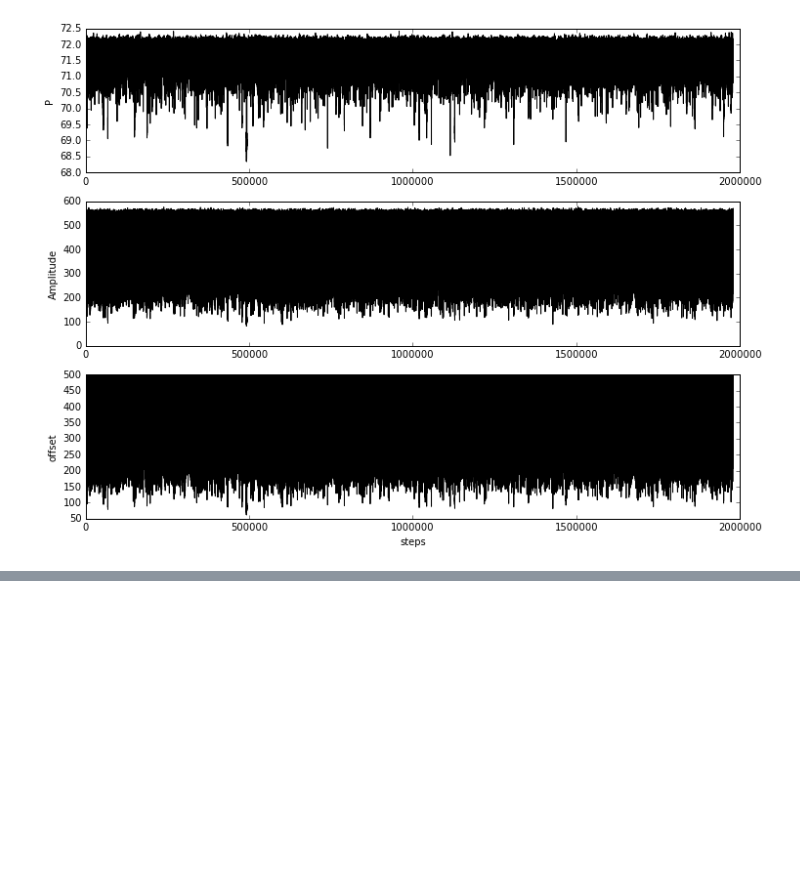
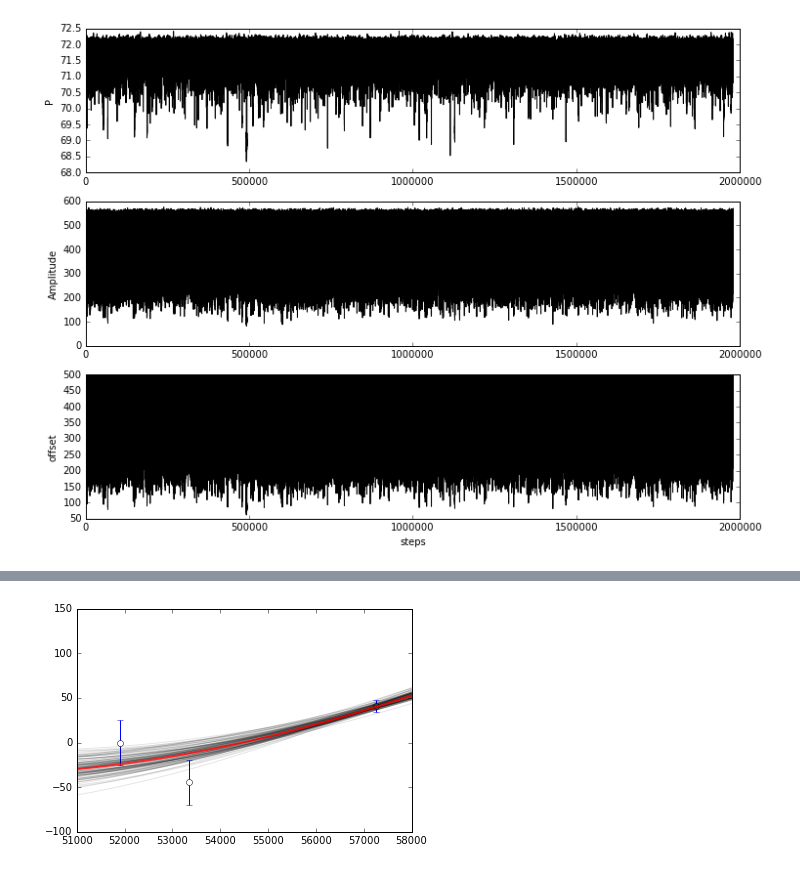
Before and after one commit to legolason/debug, a Jupyter notebook: mcmc_map.ipynb, the cells around one changed output, grey strips where cells are left out. Saved outputs shown, nothing was run; the diff lists cells and outputs as text; code cells hidden in the pictures; blank space fills up the shorter version.

```diff
--- a/mcmc_map.ipynb
+++ b/mcmc_map.ipynb
@@ -296,3 +296,98 @@ rest frame Perod and error: [ 71.   0.   0.]
 [figure]
 [figure]
 [figure]
+# %%
+#-----------------P in Log prior and offset in gaussian prior------------
+z=0.1854 #redshift
+def mcmc(x, y, yerr, lnP0, A0, o0):
+
+    def lnprior(theta):
+        lnP, A ,o = theta
+        if not 9.2 < lnP < 12.9 and 0.< A < 4000. :
+            return -np.inf
+
+        #gaussian prior on o
+        mu = 187
+        sigma = 30
+        return np.log(1.0/(np.sqrt(2*np.pi)*sigma))-0.5*(o-mu)**2/sigma**2
+
+        return
+
+    # Define the probability function as likelihood * prior.
+
+    def lnlike(theta, x, y, yerr):
+        lnP, A, o = theta
+
+        model = A*np.sin( 2*np.pi*(x)/np.exp(lnP) ) +o
+        return -0.5*(np.sum(((y-model)/yerr)**2 - np.log(np.pi*yerr**2)))
+
+    def lnprob(theta, x, y, yerr):
+        lp = lnprior(theta)
+        if not np.isfinite(lp):
+            return -np.inf
+        return lp + lnlike(theta, x, y, yerr)
+
+    # Set up the sampler.
+    ndim, nwalkers = 3, 10
+    pos = [[lnP0, A0, o0] + 1e-4*np.random.rand(ndim) for i in range(nwalkers)]
+
+
+    sampler = emcee.EnsembleSampler(nwalkers, ndim, lnprob, args=(x, y, yerr) )  # change step size  add a=2
+
+    # Clear and run the production chain.
+    sampler.run_mcmc(pos, 50000, rstate0=np.random.get_state())  # 50000 is the length of the chain
+
+
+    # Remove the burn-in part and connect the chains.
+    burnin = 2000
+    samples = sampler.chain[:, burnin:, :].reshape((-1, ndim))
+    return samples
+
+
+#------------------Main program ---------------------------
+#read data
+y = np.array([0., -44.36, 40.86])
+x=np.array([51901., 53358., 57252.])
+yerr=np.array([ 25.06386533, 25.06386533, 6.76371343])
+yerr_1sigma=np.array([10.3,10.3, 2.8])  #1 sigma error for fit
+plt.errorbar(x,y,yerr=yerr,fmt='o',mfc='white')
+plt.ylim(-100,150)
+
+
+# run mcmc---------------------------
+
+samples=mcmc(x,y,yerr_1sigma,11,200.,187.) # data and initial values
+
+
+
+#plot block-------------------
+mjd=np.arange(51000,58000)
+for lnP, A, o in samples[np.random.randint(len(samples), size=100)]:
+    plt.plot(mjd, A*np.sin((2*np.pi/np.exp(lnP))*(mjd))+o , color="k", alpha=0.1)
+
+# Compute the quantiles.
+lnP_mcmc, A_mcmc ,o_mcmc= map(lambda v: (v[1], v[2]-v[1], v[1]-v[0]),
+                                    zip(*np.percentile(samples, [16, 50, 84],axis=0)))
+
+
+plt.plot(mjd, A_mcmc[0]*np.sin((2*np.pi/np.exp(lnP_mcmc[0]))*mjd) + o_mcmc[0], color="r", lw=2, alpha=0.8)
+samples[:,0] = np.exp(samples[:,0])/365./1.18
+fig = corner.corner(samples, labels=["$LnP (yrs)$", "$A$", "$o$"])
+#plt.savefig('/Users/legolason/Desktop/zzz/1/'+str(i)+'eps')
+print 'rest frame Perod and error:', np.round(np.array(np.exp(lnP_mcmc))/365./(1.+z))
+
+
+#plot chains for three parameters
+step=np.arange(0,samples.shape[0])
+plt.figure(figsize=(12,9))
+plt.subplot(311)
+plt.plot(step,samples[:,0],'k')
+plt.ylabel('LnP')
+plt.subplot(312)
+plt.plot(step,samples[:,1],'k')
+plt.ylabel('Amplitude')
+plt.subplot(313)
+plt.plot(step,samples[:,2],'k')
+plt.xlabel('steps')
+plt.ylabel('offset')
+# %% [output]
@@ -298,0 +396 @@ rest frame Perod and error: [ 71.   0.   0.]
+[figure, added]
```
Also changed, not shown: parts of 1 cell of this notebook.
